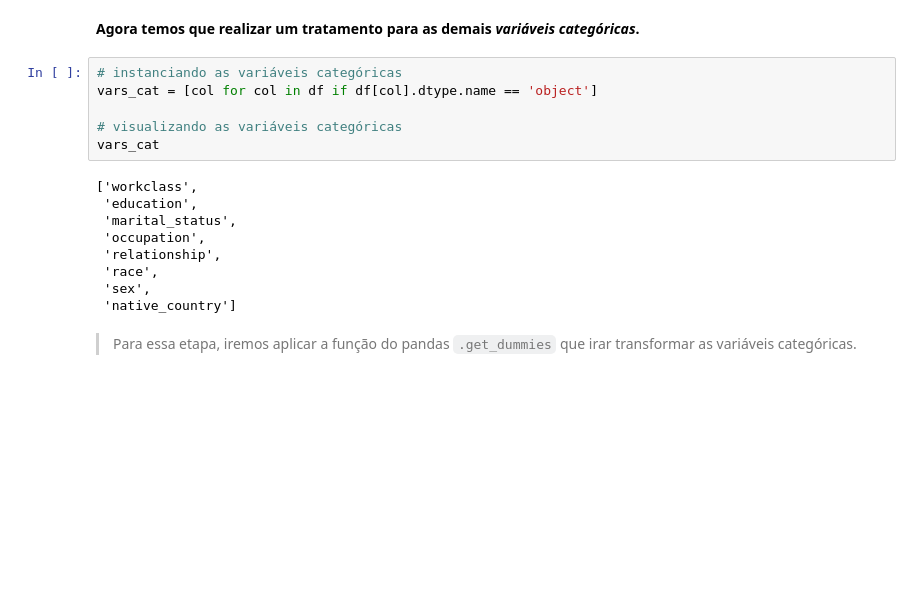
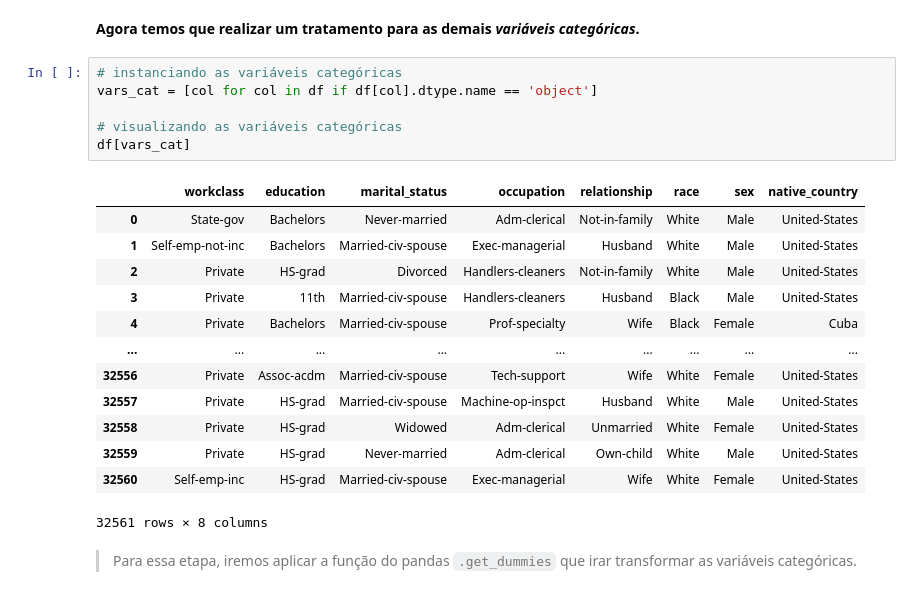
Before and after one commit to FGalvao77/Comparando-a-performance---XGBoost-VS-LightGBM, a Jupyter notebook: XGBoost_VS_LightGBM.ipynb, the cells around one changed output. Cells and saved outputs as stored; diff of their text form; blank space fills up the shorter version.

```diff
--- a/XGBoost_VS_LightGBM.ipynb
+++ b/XGBoost_VS_LightGBM.ipynb
@@ -195,18 +252,23 @@ memory usage: 3.7+ MB
 # %%
 # instanciando as variáveis categóricas
 vars_cat = [col for col in df if df[col].dtype.name == 'object']
 
 # visualizando as variáveis categóricas
-vars_cat
+df[vars_cat]
 # %% [output]
+|  | workclass | education | marital_status | occupation | relationship | race | sex | native_country |
+| 0 | State-gov | Bachelors | Never-married | Adm-clerical | Not-in-family | White | Male | United-States |
+| 1 | Self-emp-not-inc | Bachelors | Married-civ-spouse | Exec-managerial | Husband | White | Male | United-States |
+| 2 | Private | HS-grad | Divorced | Handlers-cleaners | Not-in-family | White | Male | United-States |
+| 3 | Private | 11th | Married-civ-spouse | Handlers-cleaners | Husband | Black | Male | United-States |
+| 4 | Private | Bachelors | Married-civ-spouse | Prof-specialty | Wife | Black | Female | Cuba |
+| ... | ... | ... | ... | ... | ... | ... | ... | ... |
+| 32556 | Private | Assoc-acdm | Married-civ-spouse | Tech-support | Wife | White | Female | United-States |
+| 32557 | Private | HS-grad | Married-civ-spouse | Machine-op-inspct | Husband | White | Male | United-States |
+| 32558 | Private | HS-grad | Widowed | Adm-clerical | Unmarried | White | Female | United-States |
+| 32559 | Private | HS-grad | Never-married | Adm-clerical | Own-child | White | Male | United-States |
+| 32560 | Self-emp-inc | HS-grad | Married-civ-spouse | Exec-managerial | Wife | White | Female | United-States |
-['workclass',
- 'education',
- 'marital_status',
- 'occupation',
- 'relationship',
- 'race',
- 'sex',
- 'native_country']
+32561 rows × 8 columns
 # %% [markdown]
 > Para essa etapa, iremos aplicar a função do pandas `.get_dummies` que irar transformar as variáveis categóricas.
 # %%
```
Also changed, not shown: parts of 29 cells of this notebook.
